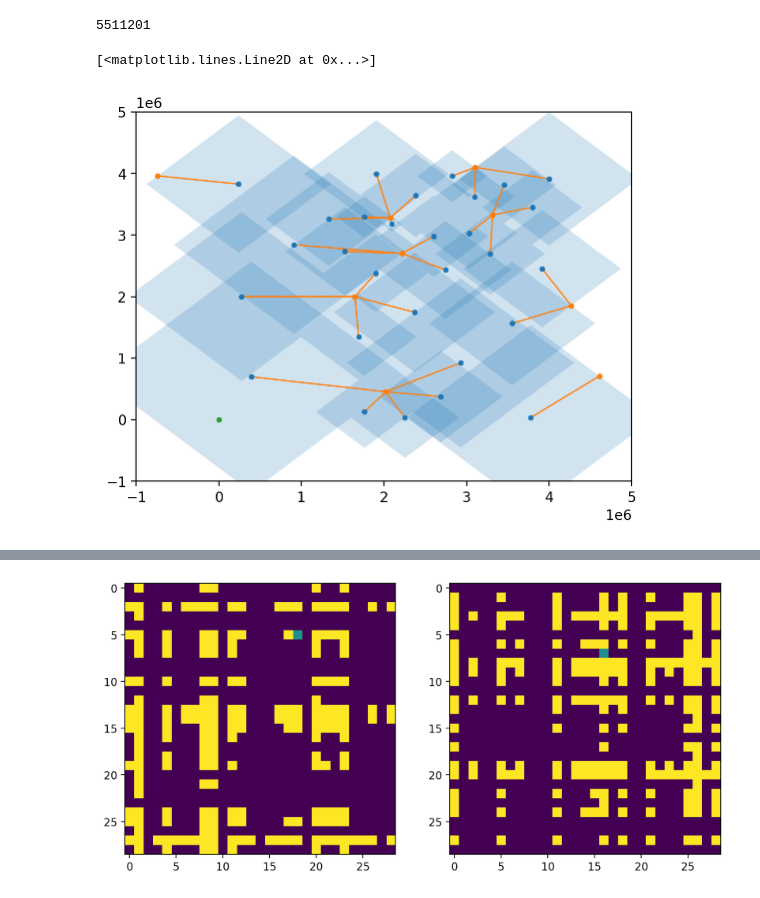
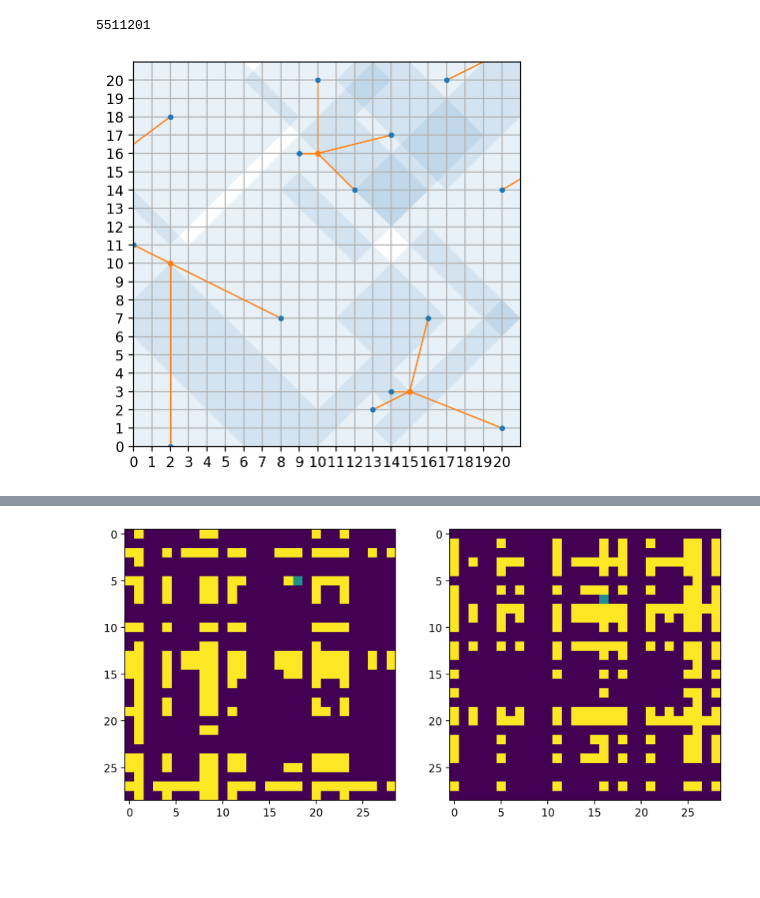
Before and after one commit to acpetit/AoC2022, a Jupyter notebook: AoC2022-15.ipynb, the cells around one changed output, grey strips where cells are left out. Drawn from its saved outputs; the diff is of its cells as text; code cells hidden in the pictures; blank space fills up the shorter version.

```diff
--- a/AoC2022-15.ipynb
+++ b/AoC2022-15.ipynb
@@ -33,6 +33,9 @@ class Point:
     @property
     def v(self):
         return self.x-self.y
+
+    def __hash__(self) -> int:
+        return hash((self.x,self.y))
 
     def Manhattan(self,b):
         return  abs(self.x-b.x)+abs(self.y-b.y)
@@ -76,12 +79,15 @@ class NaiveExclusionZone(dict):
 
 @dataclass
 class Beacon(Point):
-    pass
+    def __hash__(self) -> int:
+        return hash((self.x,self.y))
 
 @dataclass
 class Sensor(Point):
     b : Beacon
 
+    def __hash__(self) -> int:
+        return hash((self.x,self.y,hash(self.b)))
     @property
     def excludedradius(self):
         return self.Manhattan(self.b)
@@ -117,15 +123,18 @@ EZ.excludedpoints(y=2000000)-len([b for b in beacons if b.y==2000000])
 # %% [output]
 5511201
 # %%
-plt.xlim(-1000000,5000000)
-plt.ylim(-1000000,5000000)
-for s in sensors:
-    plt.plot([s.x,s.b.x],[s.y,s.b.y],c="tab:orange",lw=1)
-    plt.fill_between([s.x-s.excludedradius,s.x,s.x+s.excludedradius],[s.y,s.y+s.excludedradius,s.y],[s.y,s.y-s.excludedradius,s.y],color="tab:blue",edgecolor=None,alpha=0.2)
-plt.plot([s.x for s in sensors],[s.y for s in sensors],'.')
 
-plt.plot([s.b.x for s in sensors],[s.b.y for s in sensors],'.')
-plt.plot(beacon.x,beacon.y,'.')
+fig,ax = plt.subplots(figsize=(5,5))
+ax.set_xlim(0,21)
+ax.set_ylim(0,21)
+for s in exsen:
+    ax.plot([s.x,s.b.x],[s.y,s.b.y],c="tab:orange",lw=1)
+    ax.fill_between([s.x-s.excludedradius,s.x,s.x+s.excludedradius],[s.y,s.y+s.excludedradius,s.y],[s.y,s.y-s.excludedradius,s.y],color="tab:blue",edgecolor=None,alpha=0.1)
+ax.plot([s.x for s in exsen],[s.y for s in exsen],'.')
+
+plt.plot([s.b.x for s in exsen],[s.b.y for s in exsen],'.')
+plt.xticks(np.arange(21))
+plt.yticks(np.arange(21))
+plt.grid("on")
 # %% [output]
-[<matplotlib.lines.Line2D at 0x...>]
-[figure, old version]
+[figure, new version]
```
Also changed, not shown: parts of 2 cells of this notebook.
